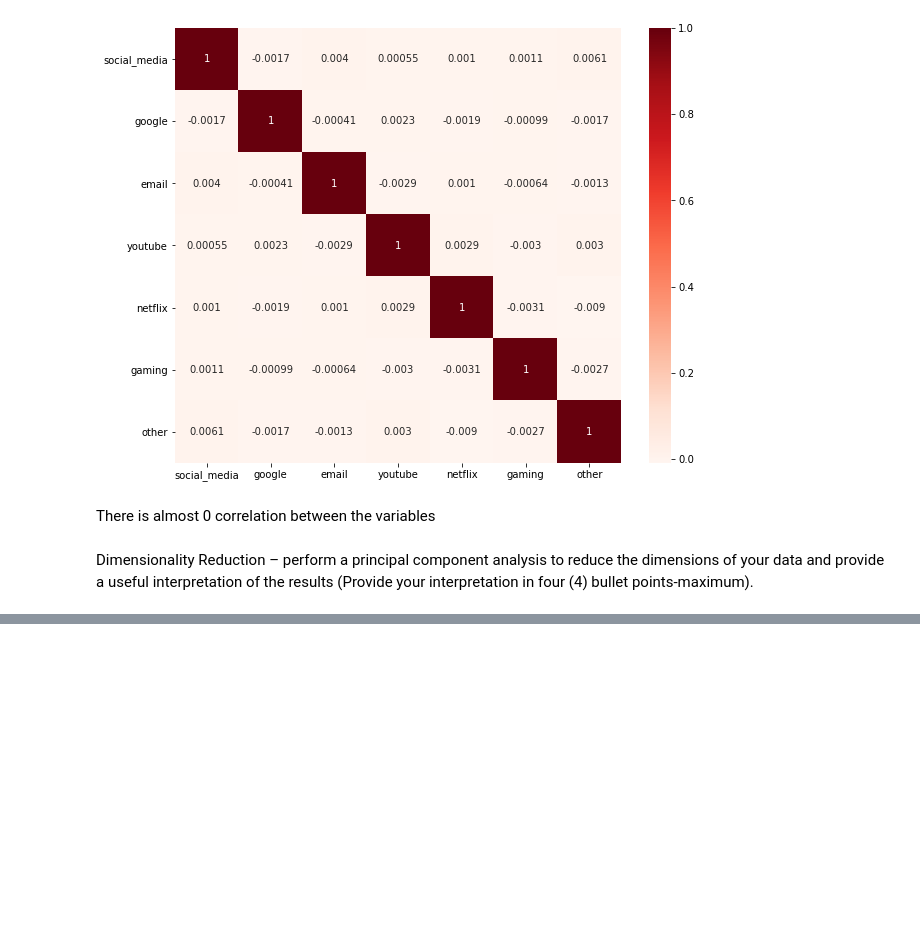
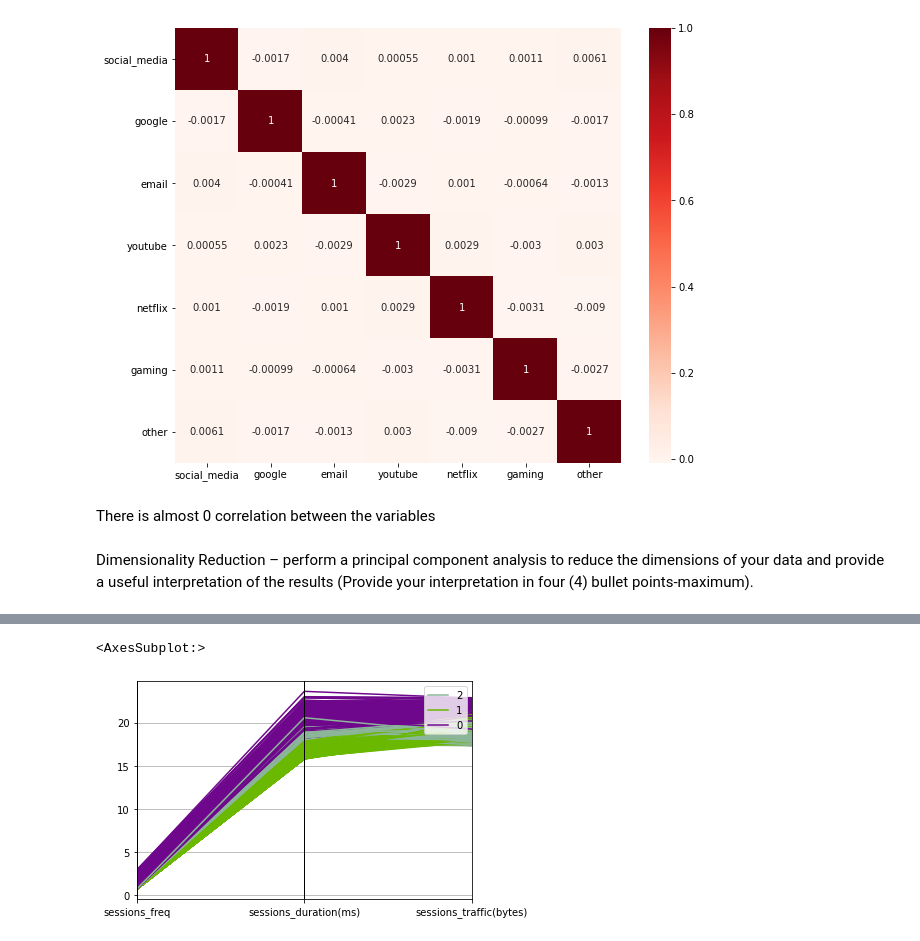
Before and after one commit to Amulah-98/tellco, a Jupyter notebook: Telecommunication .ipynb, the cells around one changed output, grey strips where cells are left out. Cells and saved outputs as stored; diff of their text form; code cells hidden in the pictures; blank space fills up the shorter version.

```diff
--- a/Telecommunication .ipynb
+++ b/Telecommunication .ipynb
@@ -681,0 +821,4 @@ Dimensionality Reduction – perform a principal component analysis to reduce th
+# %%
+# Normalizing the aggregated dataset using log transformation
+norm_agg_user_data = np.log1p(agg_user_data)
+norm_agg_user_data.head()
@@ -681,0 +833,6 @@ Dimensionality Reduction – perform a principal component analysis to reduce th
+# %%
+from sklearn.cluster import KMeans
+km = KMeans(n_clusters=3)
+# %%
+km.fit(norm_agg_user_data)
+km_data = km.predict(norm_agg_user_data)
@@ -681,0 +853,4 @@ Dimensionality Reduction – perform a principal component analysis to reduce th
+# %%
+# add the predicted clusters as a column in the df
+norm_agg_user_data['clusters'] = pd.Series(km_data, index=norm_agg_user_data.index)
+norm_agg_user_data.head()
@@ -681,0 +865,6 @@ Dimensionality Reduction – perform a principal component analysis to reduce th
+# %%
+#plot the clusters(3D)
+pd.plotting.parallel_coordinates(norm_agg_user_data, 'clusters')
+# %% [output]
+<AxesSubplot:>
+[figure, added]
```
Also changed, not shown: parts of 72 cells of this notebook.
